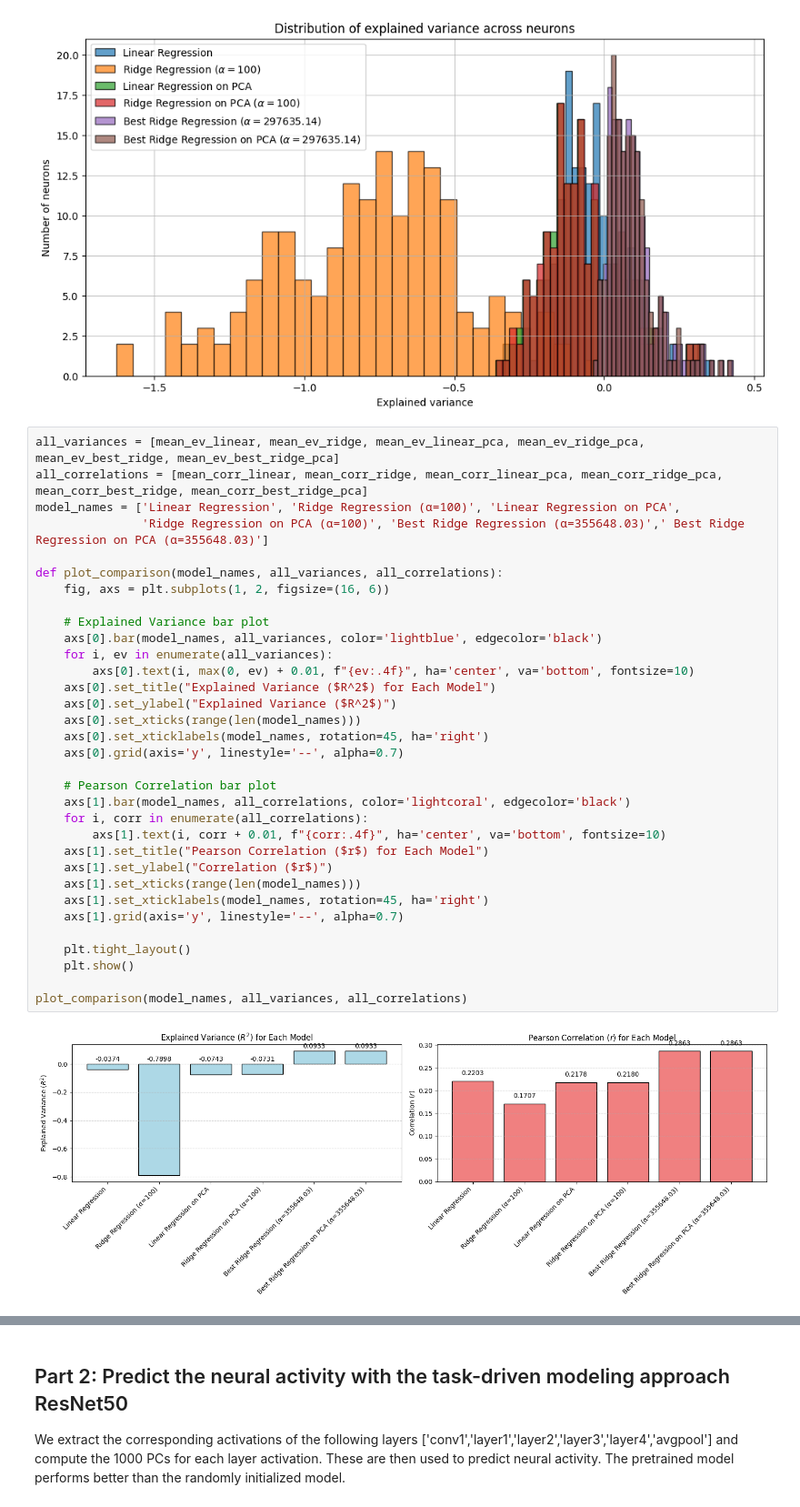
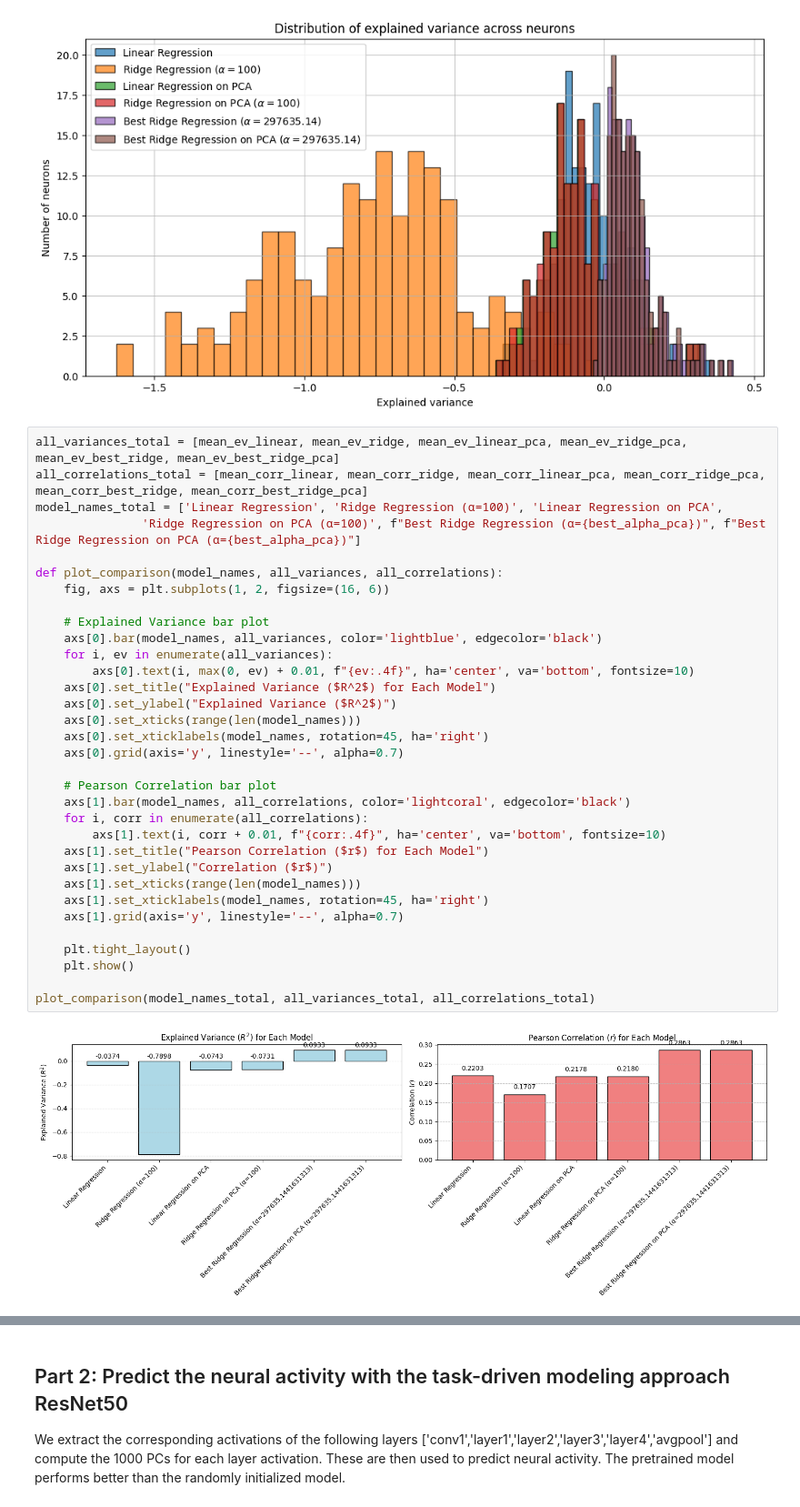
Before and after one commit to nieldab7/NX-414-Project, a Jupyter notebook: combined_finalversion.ipynb, the cells around one changed output, grey strips where cells are left out. Shown at 91% size. Cells and saved outputs as stored; diff of their text form.

```diff
--- a/combined_finalversion.ipynb
+++ b/combined_finalversion.ipynb
@@ -475,37 +475,37 @@ plot_ev_distributions([ev_linear, ev_ridge, ev_linear_pca, ev_ridge_pca, ev_best
 [figure]
 [figure]
 # %%
-all_variances = [mean_ev_linear, mean_ev_ridge, mean_ev_linear_pca, mean_ev_ridge_pca, mean_ev_best_ridge, mean_ev_best_ridge_pca]
-all_correlations = [mean_corr_linear, mean_corr_ridge, mean_corr_linear_pca, mean_corr_ridge_pca, mean_corr_best_ridge, mean_corr_best_ridge_pca]
-model_names = ['Linear Regression', 'Ridge Regression (α=100)', 'Linear Regression on PCA',
-               'Ridge Regression on PCA (α=100)', 'Best Ridge Regression (α=355648.03)',' Best Ridge Regression on PCA (α=355648.03)']
+all_variances_total = [mean_ev_linear, mean_ev_ridge, mean_ev_linear_pca, mean_ev_ridge_pca, mean_ev_best_ridge, mean_ev_best_ridge_pca]
+all_correlations_total = [mean_corr_linear, mean_corr_ridge, mean_corr_linear_pca, mean_corr_ridge_pca, mean_corr_best_ridge, mean_corr_best_ridge_pca]
+model_names_total = ['Linear Regression', 'Ridge Regression (α=100)', 'Linear Regression on PCA',
+               'Ridge Regression on PCA (α=100)', f"Best Ridge Regression (α={best_alpha_pca})", f"Best Ridge Regression on PCA (α={best_alpha_pca})"]
 
 def plot_comparison(model_names, all_variances, all_correlations):
     fig, axs = plt.subplots(1, 2, figsize=(16, 6))
 
     # Explained Variance bar plot
     axs[0].bar(model_names, all_variances, color='lightblue', edgecolor='black')
     for i, ev in enumerate(all_variances):
         axs[0].text(i, max(0, ev) + 0.01, f"{ev:.4f}", ha='center', va='bottom', fontsize=10)
     axs[0].set_title("Explained Variance ($R^2$) for Each Model")
     axs[0].set_ylabel("Explained Variance ($R^2$)")
     axs[0].set_xticks(range(len(model_names)))
     axs[0].set_xticklabels(model_names, rotation=45, ha='right')
     axs[0].grid(axis='y', linestyle='--', alpha=0.7)
 
     # Pearson Correlation bar plot
     axs[1].bar(model_names, all_correlations, color='lightcoral', edgecolor='black')
     for i, corr in enumerate(all_correlations):
         axs[1].text(i, corr + 0.01, f"{corr:.4f}", ha='center', va='bottom', fontsize=10)
     axs[1].set_title("Pearson Correlation ($r$) for Each Model")
     axs[1].set_ylabel("Correlation ($r$)")
     axs[1].set_xticks(range(len(model_names)))
     axs[1].set_xticklabels(model_names, rotation=45, ha='right')
     axs[1].grid(axis='y', linestyle='--', alpha=0.7)
 
     plt.tight_layout()
     plt.show()
 
-plot_comparison(model_names, all_variances, all_correlations)
+plot_comparison(model_names_total, all_variances_total, all_correlations_total)
 # %% [output]
-[figure, old version]
+[figure, new version]
```
Also changed, not shown: parts of 24 cells of this notebook, 1 other file.
